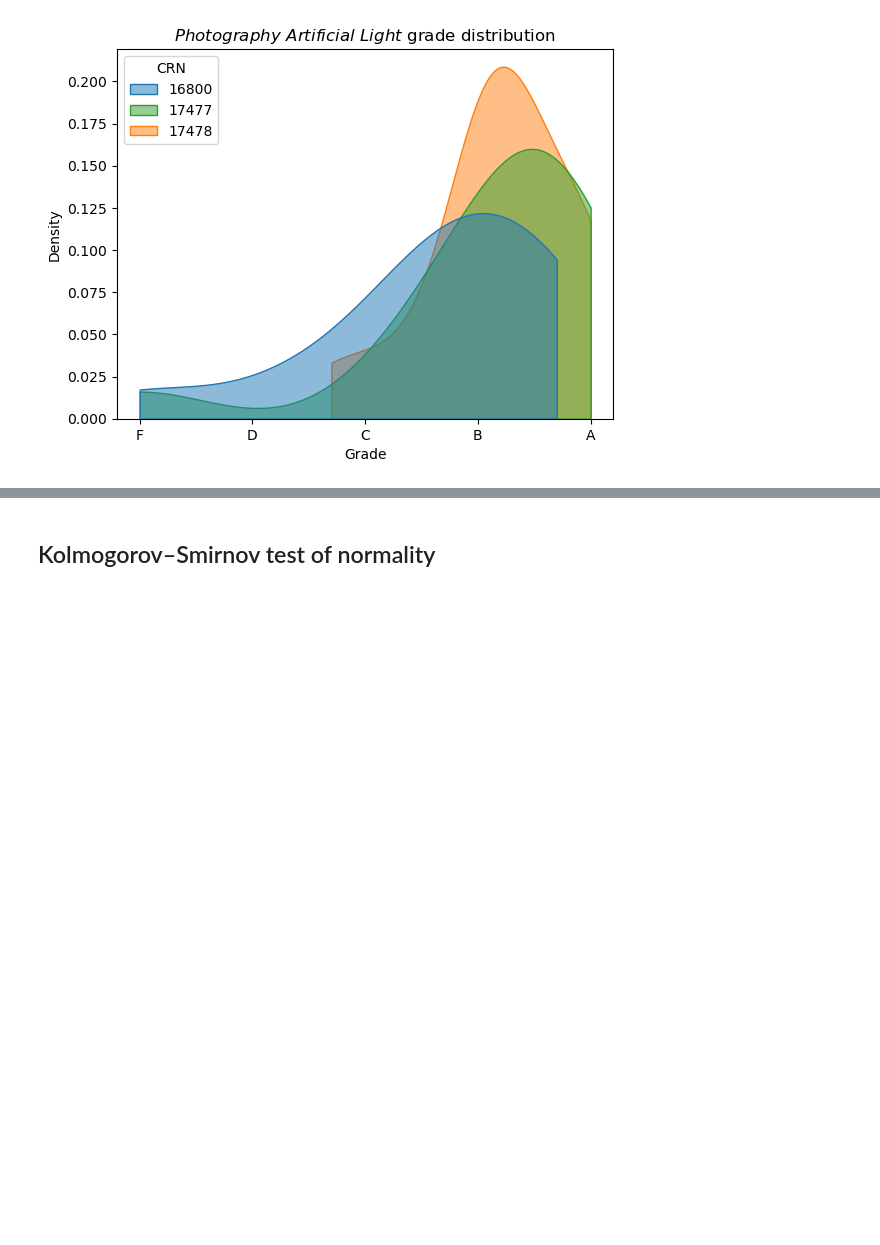
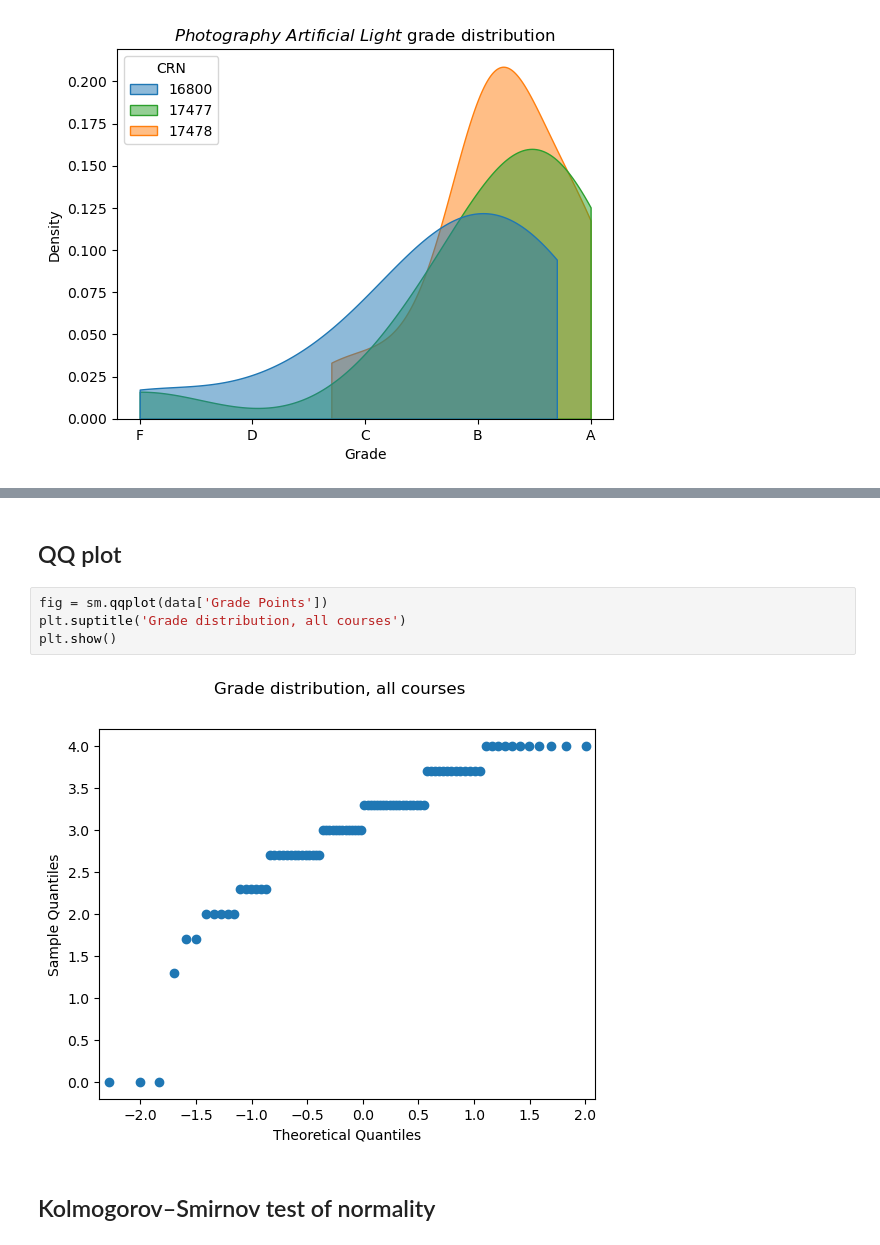
Before and after one commit to gperdrizet/grade_distribution, a Jupyter notebook: grade_distribution_plots.ipynb, the cells around one changed output, grey strips where cells are left out. Saved outputs shown, nothing was run; the diff lists cells and outputs as text; blank space fills up the shorter version.

```diff
--- a/grade_distribution_plots.ipynb
+++ b/grade_distribution_plots.ipynb
@@ -145,3 +169,11 @@ xticks = ax.set_xticks(range(5), labels=['F','D','C','B','A'])
+# %% [markdown]
+## QQ plot
+# %%
+fig = sm.qqplot(data['Grade Points'])
+plt.suptitle('Grade distribution, all courses')
+plt.show()
+# %% [output]
+[figure, added]
 # %% [markdown]
 ## Kolmogorov–Smirnov test of normality
 # %%
```
Also changed, not shown: parts of 6 cells of this notebook.
